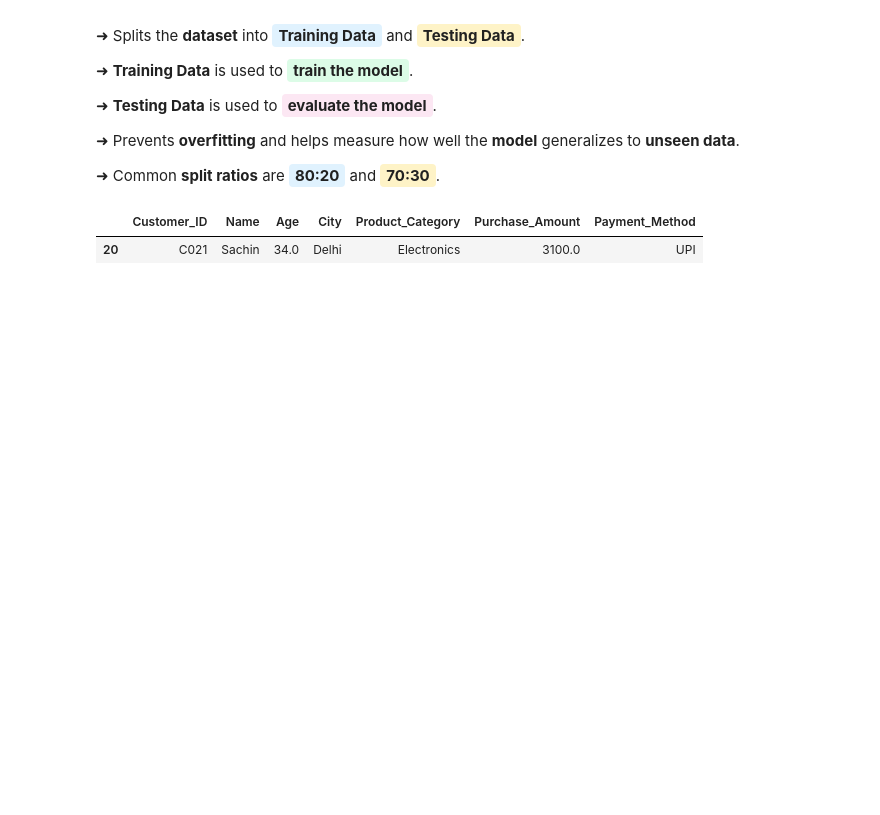
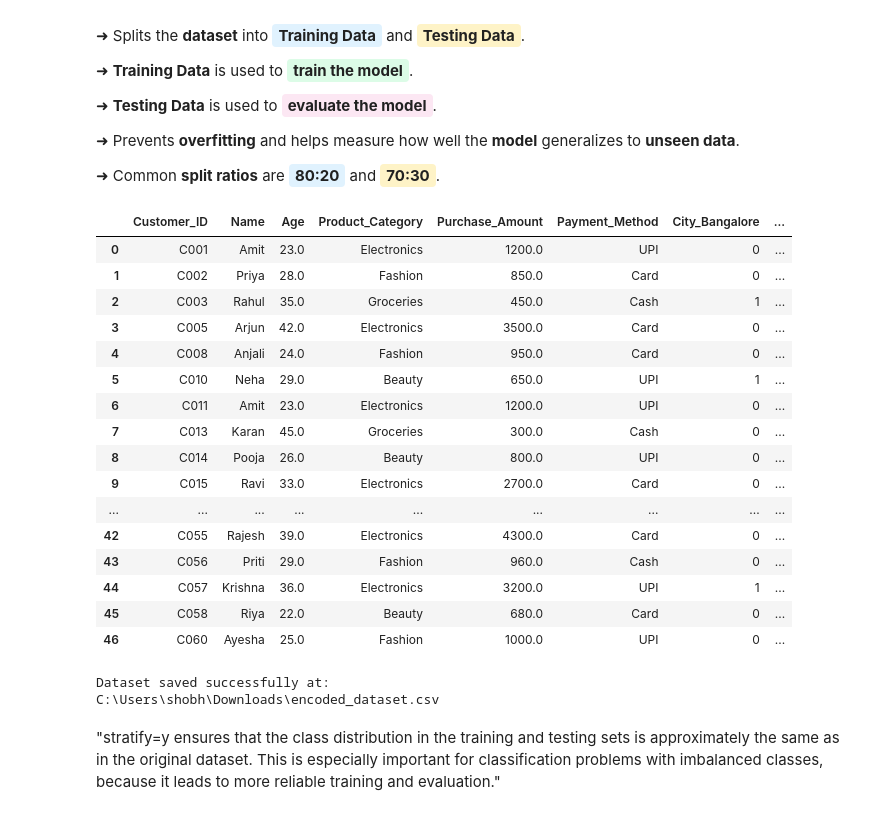
Before and after one commit to Rohit-coder-py/AI-Engineering-Notebooks, a Jupyter notebook: 𝗠𝗮𝗰𝗵𝗶𝗻𝗲 𝗟𝗲𝗮𝗿𝗻𝗶𝗻𝗴/Ml Topics/Train Test Split.ipynb, the cells around one changed output. Drawn from its saved outputs; the diff is of its cells as text; code cells hidden in the pictures; blank space fills up the shorter version.

```diff
--- a/𝗠𝗮𝗰𝗵𝗶𝗻𝗲 𝗟𝗲𝗮𝗿𝗻𝗶𝗻𝗴/Ml Topics/Train Test Split.ipynb
+++ b/𝗠𝗮𝗰𝗵𝗶𝗻𝗲 𝗟𝗲𝗮𝗿𝗻𝗶𝗻𝗴/Ml Topics/Train Test Split.ipynb
@@ -57,6 +57,47 @@ df = pd.DataFrame(data)
 ➜ Common <strong>split ratios</strong> are <span style="background-color:#E0F2FE; padding:2px 6px; border-radius:4px;"><strong>80:20</strong></span> and <span style="background-color:#FEF3C7; padding:2px 6px; border-radius:4px;"><strong>70:30</strong></span>.
 </p>
 # %%
+data = pd.read_csv(r"C:\Users\shobh\Downloads\one_hot_encoded_dataset.csv")
+
+df = pd.DataFrame(data)
+
+df
 # %% [output]
-|  | Customer_ID | Name | Age | City | Product_Category | Purchase_Amount | Payment_Method |
-| 20 | C021 | Sachin | 34.0 | Delhi | Electronics | 3100.0 | UPI |
+|  | Customer_ID | Name | Age | Product_Category | Purchase_Amount | Payment_Method | City_Bangalore | ... |
+| 0 | C001 | Amit | 23.0 | Electronics | 1200.0 | UPI | 0 | ... |
+| 1 | C002 | Priya | 28.0 | Fashion | 850.0 | Card | 0 | ... |
+| 2 | C003 | Rahul | 35.0 | Groceries | 450.0 | Cash | 1 | ... |
+| 3 | C005 | Arjun | 42.0 | Electronics | 3500.0 | Card | 0 | ... |
+| 4 | C008 | Anjali | 24.0 | Fashion | 950.0 | Card | 0 | ... |
+| 5 | C010 | Neha | 29.0 | Beauty | 650.0 | UPI | 1 | ... |
+| 6 | C011 | Amit | 23.0 | Electronics | 1200.0 | UPI | 0 | ... |
+| 7 | C013 | Karan | 45.0 | Groceries | 300.0 | Cash | 0 | ... |
+| 8 | C014 | Pooja | 26.0 | Beauty | 800.0 | UPI | 0 | ... |
+| 9 | C015 | Ravi | 33.0 | Electronics | 2700.0 | Card | 0 | ... |
+| ... | ... | ... | ... | ... | ... | ... | ... | ... |
+| 42 | C055 | Rajesh | 39.0 | Electronics | 4300.0 | Card | 0 | ... |
+| 43 | C056 | Priti | 29.0 | Fashion | 960.0 | Cash | 0 | ... |
+| 44 | C057 | Krishna | 36.0 | Electronics | 3200.0 | UPI | 1 | ... |
+| 45 | C058 | Riya | 22.0 | Beauty | 680.0 | Card | 0 | ... |
+| 46 | C060 | Ayesha | 25.0 | Fashion | 1000.0 | UPI | 0 | ... |
+# %%
+from sklearn.preprocessing import LabelEncoder
+
+le = LabelEncoder()
+
+df['Product_Category'] = le.fit_transform(df['Product_Category'])
+
+df['Payment_Method'] = le.fit_transform(df['Payment_Method'])
+
+df_encoded = df.copy()
+
+# Save the encoded DataFrame to Downloads
+
+download_path = r"C:\Users\shobh\Downloads\encoded_dataset.csv"
+
+df_encoded.to_csv(download_path, index=False)
+
+print(f"Dataset saved successfully at:\n{download_path}")
+# %% [output]
+Dataset saved successfully at:
+C:\Users\shobh\Downloads\encoded_dataset.csv
@@ -62,0 +117,2 @@ df = pd.DataFrame(data)
+# %% [markdown]
+"stratify=y ensures that the class distribution in the training and testing sets is approximately the same as in the original dataset. This is especially important for classification problems with imbalanced classes, because it leads to more reliable training and evaluation."
```
Also changed, not shown: parts of 3 cells of this notebook.
